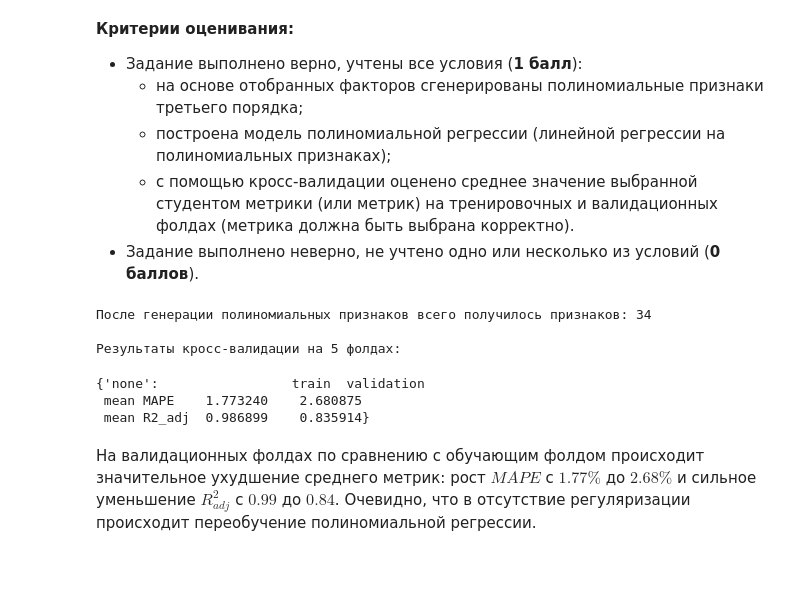
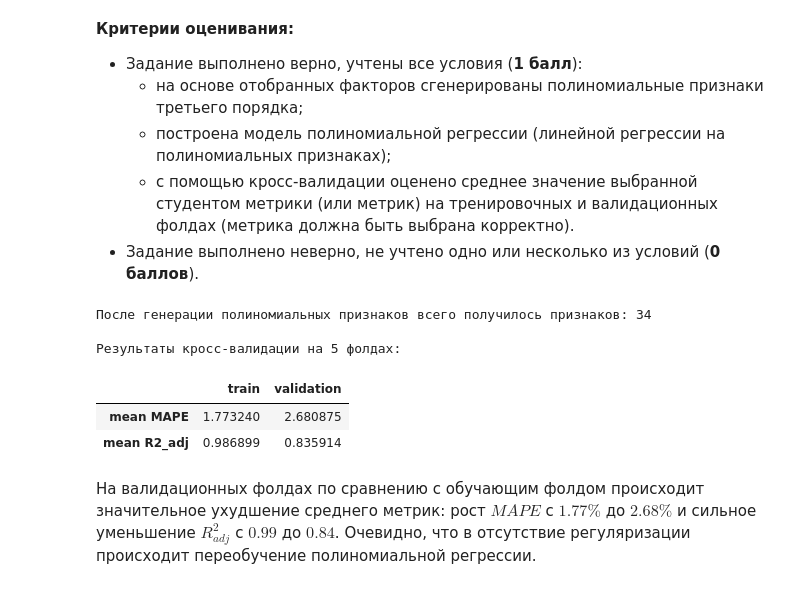
Before and after one commit to akitim/SkillFactory_current, a Jupyter notebook: MATH_ML_2_Практика_Акимкин.ipynb, the cells around one changed output. Cells and saved outputs as stored; diff of their text form; code cells hidden in the pictures.

```diff
--- a/MATH_ML_2_Практика_Акимкин.ipynb
+++ b/MATH_ML_2_Практика_Акимкин.ipynb
@@ -616,7 +616,8 @@ features_to_drop = ['Perm', 'TOC', 'Well', 'Prod']
 x_upd = data.drop(features_to_drop, axis=1).values
 y = data['Prod'].values
 # ------------------------------------
-# словарь для результатов применения разных моделей регрессии
+# словарь для результатов применения разных моделей регрессии:
+# вида 'название модели'(str): {'метод опт. ГП'(str): метрики (DataFrame)}
 models_eval_res = {}
 # ------------------------------------
 x_st = StandardScaler().fit_transform(x_upd)
@@ -640,37 +641,37 @@ def R2_adj_scorer(estimator, X, y_true):
 
     # расчет метрики
     S_res = np.sum((y_pred - y_true) ** 2)
     S_tot = np.sum((np.mean(y_true) - y_true) ** 2)
 
     return 1 - S_res / (n - k) / (S_tot / (n - 1))
 
 # оцениваем качество модели на кросс-валидации, метрики — MAPE и R2_adj
 cv_result = cross_validate(
     linreg, x_poly, y,
     scoring={'nMAPE':'neg_mean_absolute_percentage_error',
             'R2_adj': R2_adj_scorer},
     cv=5, return_train_score=True
 )
 
 MAPE_cv_train, R2_adj_cv_train = \
 -np.mean(cv_result['train_nMAPE']) * 100, np.mean(cv_result['train_R2_adj'])
 MAPE_cv_test, R2_adj_cv_test = \
 -np.mean(cv_result['test_nMAPE']) * 100, np.mean(cv_result['test_R2_adj'])
 
 print('\nРезультаты кросс-валидации на 5 фолдах:')
 models_eval_res['LinRegCV'] = {}
 models_eval_res['LinRegCV']['none'] = pd.DataFrame(
     {'train': [MAPE_cv_train, R2_adj_cv_train],
      'validation': [MAPE_cv_test, R2_adj_cv_test]},
       index = ['mean MAPE', 'mean R2_adj'])
-display(models_eval_res['LinRegCV'])
+display(models_eval_res['LinRegCV']['none'])
 # %% [output]
 После генерации полиномиальных признаков всего получилось признаков: 34
 
 Результаты кросс-валидации на 5 фолдах:
-{'none':                 train  validation
- mean MAPE    1.773240    2.680875
- mean R2_adj  0.986899    0.835914}
+|  | train | validation |
+| mean MAPE | 1.773240 | 2.680875 |
+| mean R2_adj | 0.986899 | 0.835914 |
 # %% [markdown]
 На валидационных фолдах по сравнению с обучающим фолдом происходит  значительное ухудшение среднего метрик: рост $MAPE$ c $1.77\%$ до $2.68\%$ и сильное уменьшение $R^2_{adj}$ c $0.99$ до $0.84$. Очевидно, что в отсутствие регуляризации происходит переобучение полиномиальной регрессии.
 # %% [markdown]
```
Also changed, not shown: parts of 5 cells of this notebook.
